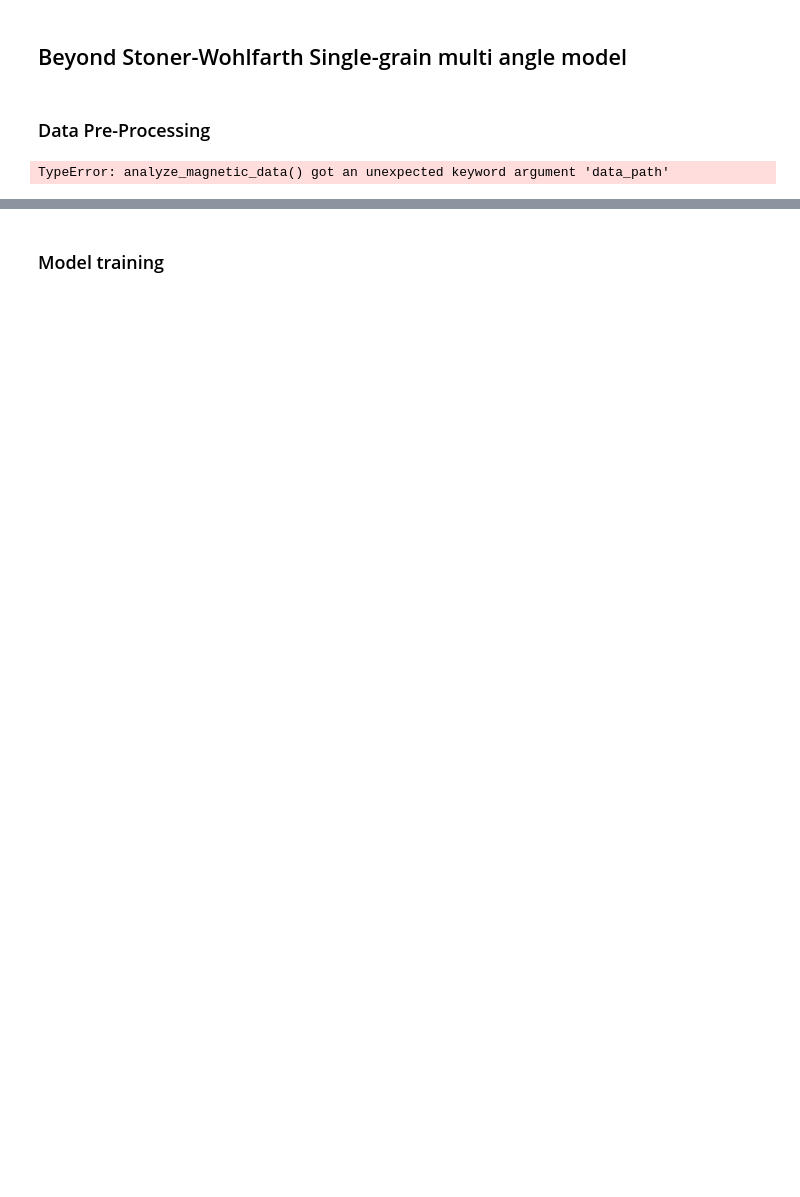
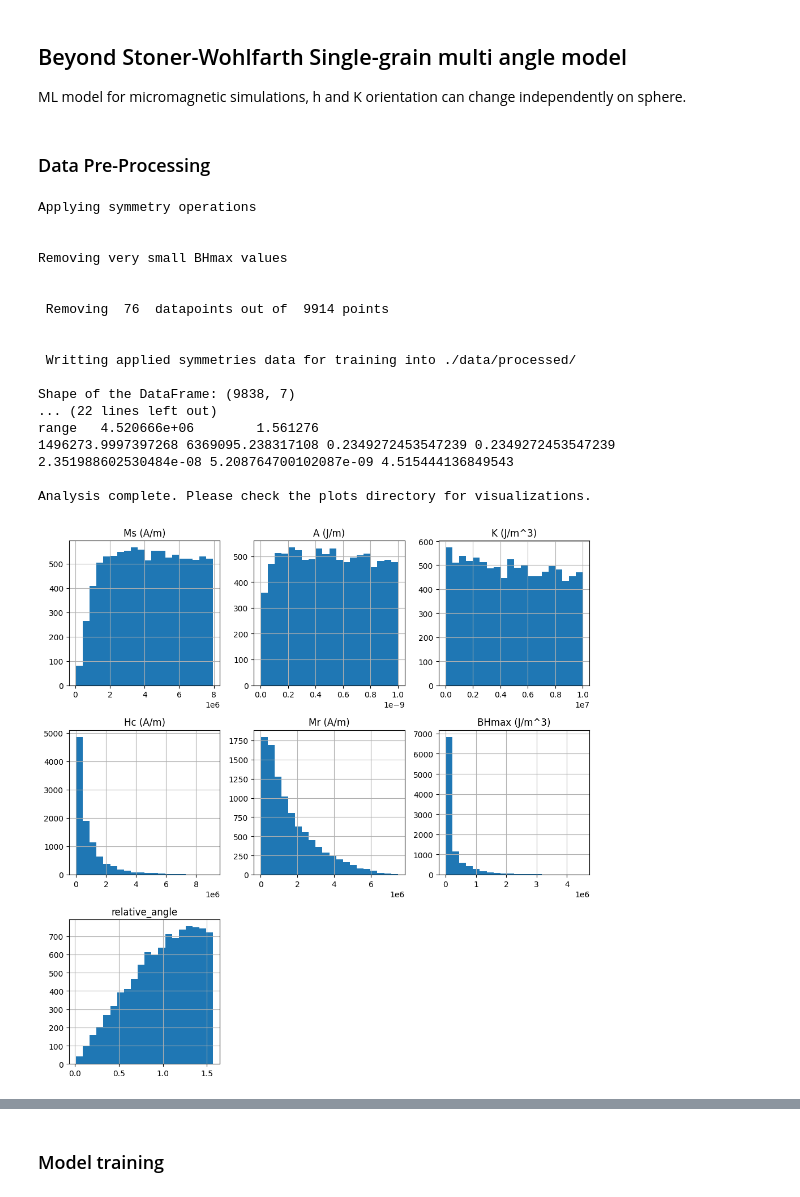
Before and after one commit to MaMMoS-project/ML-models, a Jupyter notebook: beyond-stoner-wohlfarth/single-grain-multi-angle-model/demonstrator_notebook/analysis.ipynb, the cells around one changed output, grey strips where cells are left out. Drawn from its saved outputs; the diff is of its cells as text; code cells hidden in the pictures; blank space fills up the shorter version.

```diff
--- a/beyond-stoner-wohlfarth/single-grain-multi-angle-model/demonstrator_notebook/analysis.ipynb
+++ b/beyond-stoner-wohlfarth/single-grain-multi-angle-model/demonstrator_notebook/analysis.ipynb
@@ -1,5 +1,6 @@
 # %% [markdown]
 ## Beyond Stoner-Wohlfarth Single-grain multi angle model
+ML model for micromagnetic simulations, h and K orientation can change independently on sphere.
 # %%
 import sys
 from pathlib import Path
@@ -18,6 +19,23 @@ os.chdir(PROJECT_ROOT)
 # %%
 from scripts.analyze_magnetic_data import analyze_magnetic_data
 # %%
-analyze_magnetic_data(data_path='./data/magnetic_materials.csv')
+analyze_magnetic_data()
 # %% [output]
-TypeError: analyze_magnetic_data() got an unexpected keyword argument 'data_path'
+Applying symmetry operations
+
+
+Removing very small BHmax values
+
+
+ Removing  76  datapoints out of  9914 points
+
+
+ Writting applied symmetries data for training into ./data/processed/
+
+Shape of the DataFrame: (9838, 7)
+... (22 lines left out)
+range   4.520666e+06        1.561276
+1496273.9997397268 6369095.238317108 0.2349272453547239 0.2349272453547239 2.351988602530484e-08 5.208764700102087e-09 4.515444136849543
+
+Analysis complete. Please check the plots directory for visualizations.
+[figure, added]
```
Also changed, not shown: parts of 4 cells of this notebook, 5 other files.
